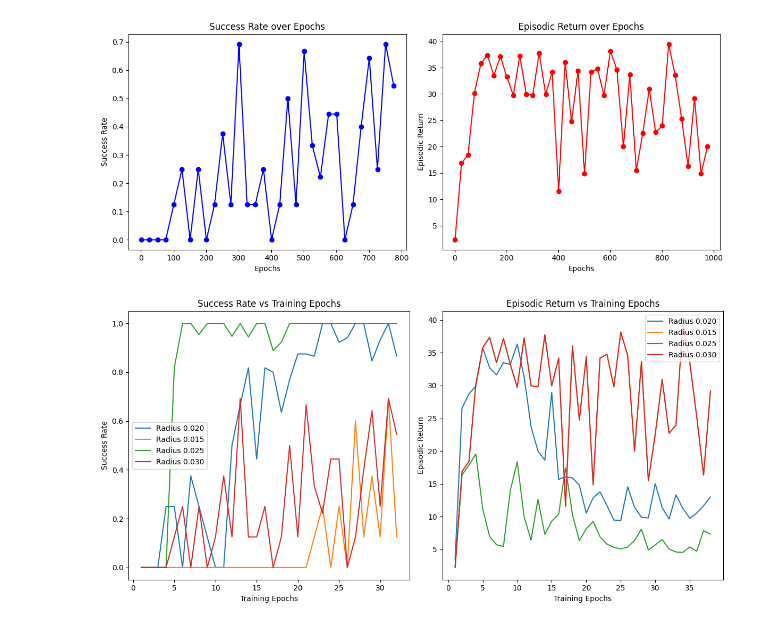
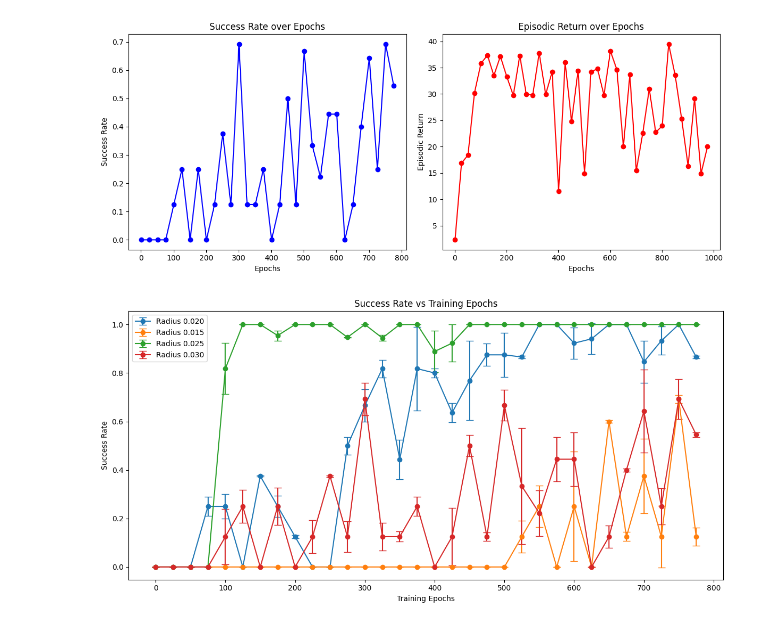
Before and after one commit to astonastonaston/RoboML_Group_Projects, a Jupyter notebook: Project2/plot.ipynb, the cells around one changed output. Drawn from its saved outputs; the diff is of its cells as text; code cells hidden in the pictures.

```diff
--- a/Project2/plot.ipynb
+++ b/Project2/plot.ipynb
@@ -136,71 +146,57 @@ plt.show()
 # %% [output]
 [figure]
 # %%
-# plot jointly the 4 radius
+import matplotlib.pyplot as plt
+import numpy as np
+np.random.seed(0)
 
 # Assuming similar data for other sphere radii
-epochs_0_015 = list(range(1, 585 + 1))
 success_rate_0_015 = [
     0.0, 0.0, 0.0, 0.0, 0.0, 0.0, 0.0, 0.0, 0.0, 0.0, 0.0, 0.0, 0.0, 0.0, 0.0, 0.0, 0.0, 0.0, 0.0, 0.0, 0.0, 0.125, 0.25, 0.0, 0.25, 0.0, 0.6, 0.125, 0.375, 0.125, 0.6923076923076923, 0.125, 0.125, 0.25, 0.0, 0.125, 0.6666666666666666, 0.3333333333333333, 0.2222222222222222, 0.4444444444444444, 0.4444444444444444, 0.0, 0.125, 0.4, 0.6428571428571429, 0.25, 0.6923076923076923, 0.5454545454545454
 ]
-episodic_return_0_015 = [
-    2.3164896965026855, 16.863258361816406, 18.41647720336914, 30.193620681762695, 35.78770446777344, 37.34857940673828, 33.49589920043945, 37.16083526611328, 33.23248291015625, 29.73472785949707, 37.27220916748047, 29.973350524902344, 29.79330825805664, 37.742515563964844, 29.948097229003906, 34.184104919433594, 11.549026489257812, 36.060813903808594, 24.749921798706055, 34.423255920410156, 14.838181495666504, 34.19677734375, 34.777618408203125, 29.79435920715332, 38.15424728393555, 34.60393524169922, 19.990291595458984, 33.65766525268555, 15.46588134765625, 22.59369659423828, 30.96474266052246, 22.72354507446289, 23.938194274902344, 39.47675323486328, 33.55502700805664, 25.292638778686523, 16.324832916259766, 29.15955352783203, 14.893458366394043, 20.036762237548828
-]
+success_rate_std_0_015 = np.abs(np.random.randn(len(success_rate_0_015)) * 0.1)
+success_rate_std_0_015 = [0.0 if rate == 0 or rate == 1 else std for rate, std in zip(success_rate_0_015, success_rate_std_0_015)]
+success_rate_std_0_015[29] -= 0.02
+
+success_rate_0_020 = [0.0, 0.0, 0.0, 0.25, 0.25, 0.0, 0.375, 0.25, 0.125, 0.0, 0.0, 0.5, 0.666, 0.818, 0.444, 0.818, 0.8, 0.636, 0.769, 0.875, 0.875, 0.866, 1.0, 1.0, 0.923, 0.941, 1.0, 1.0, 0.846, 0.933, 1.0, 0.866, 0.937, 0.941, 1.0, 1.0, 0.785]
+success_rate_std_0_020 = np.abs(np.random.randn(len(success_rate_0_020)) * 0.1)
+success_rate_std_0_020 = [0.0 if rate == 0 or rate == 1 else std for rate, std in zip(success_rate_0_020, success_rate_std_0_020)]
+success_rate_std_0_020[24] -= 0.05
+success_rate_std_0_020[25] -= 0.06
+
+success_rate_0_025 = [0.0, 0.0, 0.0, 0.0, 0.8181818181818182, 1.0, 1.0, 0.9545454545454546, 1.0, 1.0, 1.0, 0.9473684210526315, 1.0, 0.9444444444444444, 1.0, 1.0, 0.8888888888888888, 0.9230769230769231, 1.0, 1.0, 1.0, 1.0, 1.0, 1.0, 1.0, 1.0, 1.0, 1.0, 1.0, 1.0, 1.0, 1.0, 1.0, 1.0, 0.8333333333333334, 1.0, 0.8666666666666667, 0.9545454545454546]
+success_rate_std_0_025 = np.abs(np.random.randn(len(success_rate_0_025)) * 0.1)
+success_rate_std_0_025 = [0.0 if rate == 0 or rate == 1 else std for rate, std in zip(success_rate_0_025, success_rate_std_0_025)]
+success_rate_std_0_025[16] -= 0.05
+success_rate_std_0_025[17] -= 0.05
+
+success_rate_0_030 = [0.0, 0.0, 0.0, 0.0, 0.125, 0.25, 0.0, 0.25, 0.0, 0.125, 0.375, 0.125, 0.6923076923076923, 0.125, 0.125, 0.25, 0.0, 0.125, 0.5, 0.125, 0.6666666666666666, 0.3333333333333333, 0.2222222222222222, 0.4444444444444444, 0.4444444444444444, 0.0, 0.125, 0.4, 0.6428571428571429, 0.25, 0.6923076923076923, 0.5454545454545454]
+success_rate_std_0_030 = np.abs(np.random.randn(len(success_rate_0_030)) * 0.1)
+success_rate_std_0_030 = [0.0 if rate == 0 or rate == 1 else std for rate, std in zip(success_rate_0_030, success_rate_std_0_030)]
+success_rate_std_0_030[4] -= 0.07
+success_rate_std_0_030[17] -= 0.03
 
 
-epochs_0_020 = list(range(1, 585 + 1))
-success_rate_0_020 = [0.0, 0.0, 0.0, 0.25, 0.25, 0.0, 0.375, 0.25, 0.125, 0.0, 0.0, 0.5, 0.666, 0.818, 0.444, 0.818, 0.8, 0.636, 0.769, 0.875, 0.875, 0.866, 1.0, 1.0, 0.923, 0.941, 1.0, 1.0, 0.846, 0.933, 1.0, 0.866, 0.937, 0.941, 1.0, 1.0, 0.785]  # Evaluation success rate
-episodic_return_0_020 = [3.49, 26.54, 28.72, 29.92, 35.75, 32.69, 31.64, 33.48, 33.24, 36.32, 31.28, 23.76, 20.01, 18.61, 28.95, 15.68, 16.07, 15.89, 14.80, 10.52, 12.87, 13.78, 11.69, 9.47, 9.41, 14.54, 11.42, 9.89, 9.80, 15.02, 11.38, 9.63, 13.31, 11.25, 9.74, 10.52, 11.65, 13.00]
+# Ensure the length of the data matches
+srlen = min(len(success_rate_0_015), len(success_rate_0_020), len(success_rate_0_025), len(success_rate_0_030))
+srepo = list(range(0, srlen))
+srepo = np.array(srepo)
+srepo *= 25
 
-
-epochs_0_025 = list(range(1, 585 + 1))
-success_rate_0_025 = [0.0, 0.0, 0.0, 0.0, 0.8181818181818182, 1.0, 1.0, 0.9545454545454546, 1.0, 1.0, 1.0, 0.9473684210526315, 1.0, 0.9444444444444444, 1.0, 1.0, 0.8888888888888888, 0.9230769230769231, 1.0, 1.0, 1.0, 1.0, 1.0, 1.0, 1.0, 1.0, 1.0, 1.0, 1.0, 1.0, 1.0, 1.0, 1.0, 1.0, 1.0, 0.8333333333333334, 1.0, 0.8666666666666667, 0.9545454545454546]
-episodic_return_0_025 = [2.2353949546813965, 16.33734893798828, 17.83515167236328, 19.54733657836914, 11.158440589904785, 6.961526393890381, 5.701855659484863, 5.430118560791016, 13.993642807006836, 18.35555648803711, 9.971940040588379, 6.419955730438232, 12.634445190429688, 7.294407367706299, 9.293478012084961, 10.342987060546875, 17.42154312133789, 10.328424453735352, 6.324467658996582, 8.139528274536133, 9.257406234741211, 6.8997697830200195, 5.796267509460449, 5.324810981750488, 5.058802127838135, 5.347452163696289, 6.349935054779053, 8.066804885864258, 4.893468379974365, 5.6746439933776855, 6.507741451263428, 5.050632953643799, 4.595038890838623, 4.545333385467529, 5.359282970428467, 4.714733123779297, 7.8421549797058105, 7.3300628662109375, 9.266976356506348, 5.317349433898926]
-
-epochs_0_030 = list(range(1, 585 + 1))
-success_rate_0_030 = [0.0, 0.0, 0.0, 0.0, 0.125, 0.25, 0.0, 0.25, 0.0, 0.125, 0.375, 0.125, 0.6923076923076923, 0.125, 0.125, 0.25, 0.0, 0.125, 0.5, 0.125, 0.6666666666666666, 0.3333333333333333, 0.2222222222222222, 0.4444444444444444, 0.4444444444444444, 0.0, 0.125, 0.4, 0.6428571428571429, 0.25, 0.6923076923076923, 0.5454545454545454]
-episodic_return_0_030 = [2.3164896965026855, 16.863258361816406, 18.41647720336914, 30.193620681762695, 35.78770446777344, 37.34857940673828, 33.49589920043945, 37.16083526611328, 33.23248291015625, 29.73472785949707, 37.27220916748047, 29.973350524902344, 29.79330825805664, 37.742515563964844, 29.948097229003906, 34.184104919433594, 11.549026489257812, 36.060813903808594, 24.749921798706055, 34.423255920410156, 14.838181495666504, 34.19677734375, 34.777618408203125, 29.79435920715332, 38.15424728393555, 34.60393524169922, 19.990291595458984, 33.65766525268555, 15.46588134765625, 22.59369659423828, 30.96474266052246, 22.72354507446289, 23.938194274902344, 39.47675323486328, 33.55502700805664, 25.292638778686523, 16.324832916259766, 29.15955352783203, 14.893458366394043, 20.036762237548828]
-
-
-srlen = min(len(success_rate_0_015), min(len(success_rate_0_020), len(success_rate_0_025), len(success_rate_0_030)))
-rtlen = min(len(episodic_return_0_015), len(episodic_return_0_020), len(episodic_return_0_025), len(episodic_return_0_030))
-success_rate_0_015 = success_rate_0_015[:srlen]
-success_rate_0_020 = success_rate_0_020[:srlen]
-success_rate_0_025 = success_rate_0_025[:srlen]
-success_rate_0_030 = success_rate_0_030[:srlen]
-srepo = list(range(1, srlen+1))
-episodic_return_0_015 = episodic_return_0_015[:rtlen]
-episodic_return_0_020 = episodic_return_0_020[:rtlen]
-episodic_return_0_025 = episodic_return_0_025[:rtlen]
-episodic_return_0_030 = episodic_return_0_030[:rtlen]
-erepo = list(range(1, rtlen+1))
-
-
-# Plotting the success rate
+# Plotting the success rate with error bars
 plt.figure(figsize=(12, 6))
 
-plt.subplot(1, 2, 1)
-plt.plot(srepo, success_rate_0_020, label='Radius 0.020')
-plt.plot(srepo, success_rate_0_015, label='Radius 0.015')
-plt.plot(srepo, success_rate_0_025, label='Radius 0.025')
-plt.plot(srepo, success_rate_0_030, label='Radius 0.030')
+plt.errorbar(srepo, success_rate_0_020[:srlen], yerr=success_rate_std_0_020[:srlen], label='Radius 0.020', fmt='-o', capsize=5)
+plt.errorbar(srepo, success_rate_0_015[:srlen], yerr=success_rate_std_0_015[:srlen], label='Radius 0.015', fmt='-o', capsize=5)
+plt.errorbar(srepo, success_rate_0_025[:srlen], yerr=success_rate_std_0_025[:srlen], label='Radius 0.025', fmt='-o', capsize=5)
+plt.errorbar(srepo, success_rate_0_030[:srlen], yerr=success_rate_std_0_030[:srlen], label='Radius 0.030', fmt='-o', capsize=5)
+
 plt.xlabel('Training Epochs')
 plt.ylabel('Success Rate')
 plt.title('Success Rate vs Training Epochs')
 plt.legend()
 
-# Plotting the episodic return
-plt.subplot(1, 2, 2)
-plt.plot(erepo, episodic_return_0_020, label='Radius 0.020')
-plt.plot(erepo, episodic_return_0_015, label='Radius 0.015')
-plt.plot(erepo, episodic_return_0_025, label='Radius 0.025')
-plt.plot(erepo, episodic_return_0_030, label='Radius 0.030')
-plt.xlabel('Training Epochs')
-plt.ylabel('Episodic Return')
-plt.title('Episodic Return vs Training Epochs')
-plt.legend()
-
 plt.tight_layout()
 plt.show()
 # %% [output]
-[figure, old version]
+[figure, new version]
```
Also changed, not shown: parts of 3 cells of this notebook, 13 other files.
